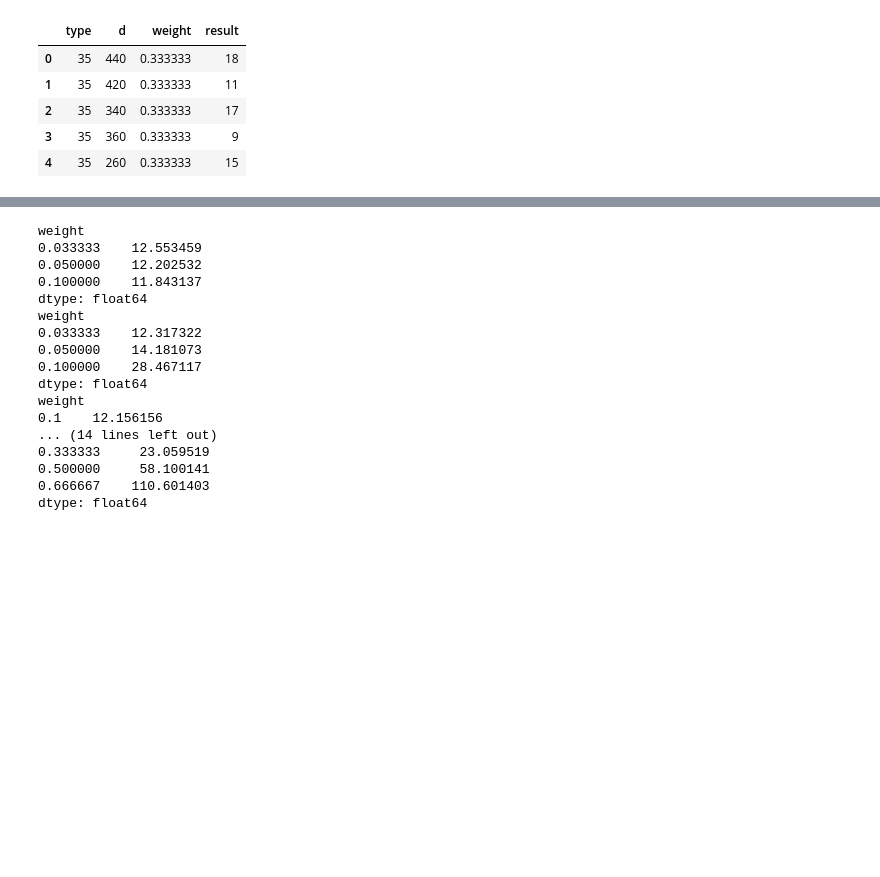
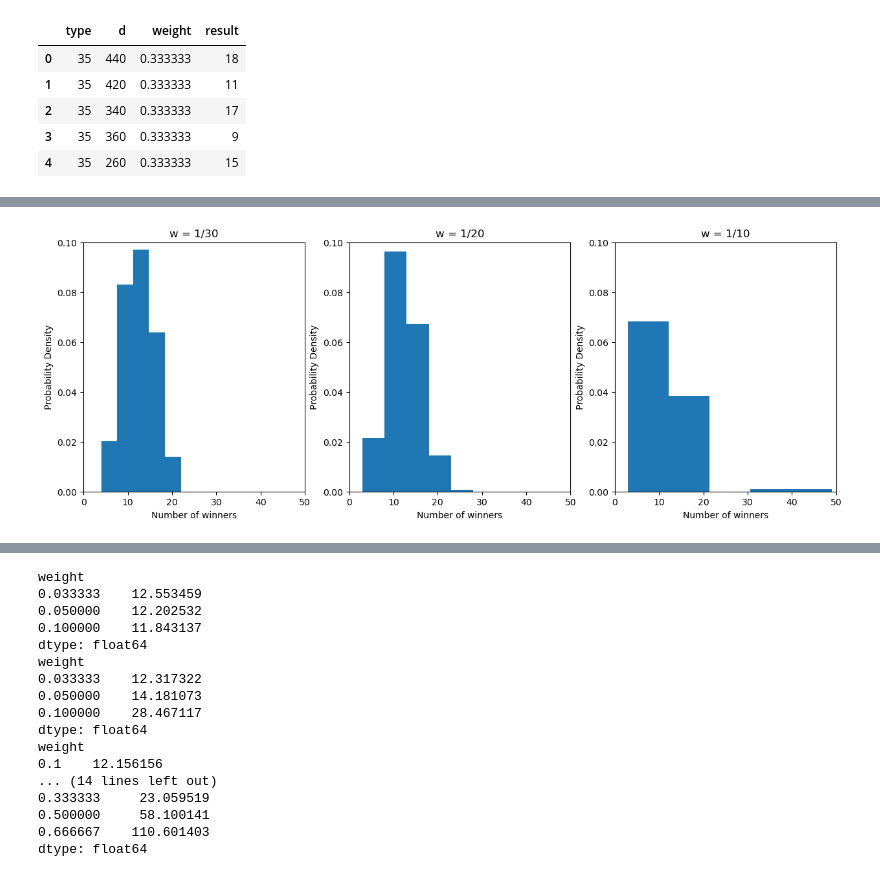
Before and after one commit to woozins/lottery, a Jupyter notebook: analysis_0902.ipynb, the cells around one changed output, grey strips where cells are left out. Drawn from its saved outputs; the diff is of its cells as text; code cells hidden in the pictures; blank space fills up the shorter version.

```diff
--- a/analysis_0902.ipynb
+++ b/analysis_0902.ipynb
@@ -50,11 +50,3 @@ data25 = raw_data[raw_data.type == 25]
 data35_pivoted = pd.pivot(data = data35, index = 'd', columns='weight', values = 'result')
 data30_pivoted = pd.pivot(data = data30, index = 'd', columns='weight', values = 'result')
 data25_pivoted = pd.pivot(data = data25, index = 'd', columns='weight', values = 'result')
-# %%
-for column in data25_pivoted.columns:
-    plt.figure()
-    data25_pivoted[column].hist(bins=5, density = True)
-    plt.title(f'Histogram of {column}')
-    plt.xlabel(column)
-    plt.ylabel('Frequency')
-    plt.show()
@@ -65,8 +52,0 @@ for column in data25_pivoted.columns:
-# %%
-for column in data30_pivoted.columns:
-    plt.figure()
-    data30_pivoted[column].hist(bins=5, density = True)
-    plt.title(f'Histogram of {column}')
-    plt.xlabel(column)
-    plt.ylabel('Frequency')
-    plt.show()
@@ -77,8 +52,0 @@ for column in data30_pivoted.columns:
-# %%
-for column in data35_pivoted.columns:
-    plt.figure()
-    data35_pivoted[column].hist(bins=5, density = True)
-    plt.title(f'Histogram of {column}')
-    plt.xlabel(column)
-    plt.ylabel('Frequency')
-    plt.show()
@@ -88,0 +53,12 @@ for column in data35_pivoted.columns:
+# %%
+titles = ['1/30', '1/20', '1/10']
+fig, ax = plt.subplots(1,3, figsize = (15,5))
+for i, column in enumerate(data25_pivoted.columns):
+    ax[i].hist(x = data25_pivoted[column], bins=5, density = True)
+    ax[i].set_title(f"w = {titles[i]}")
+    ax[i].set_xlabel('Number of winners')
+    ax[i].set_ylabel('Probability Density')
+    ax[i].set_xlim(0,50)
+    ax[i].set_ylim(0, 0.1)
+# %% [output]
+[figure, added]
```
Also changed, not shown: parts of 5 cells of this notebook, 7 other files.
